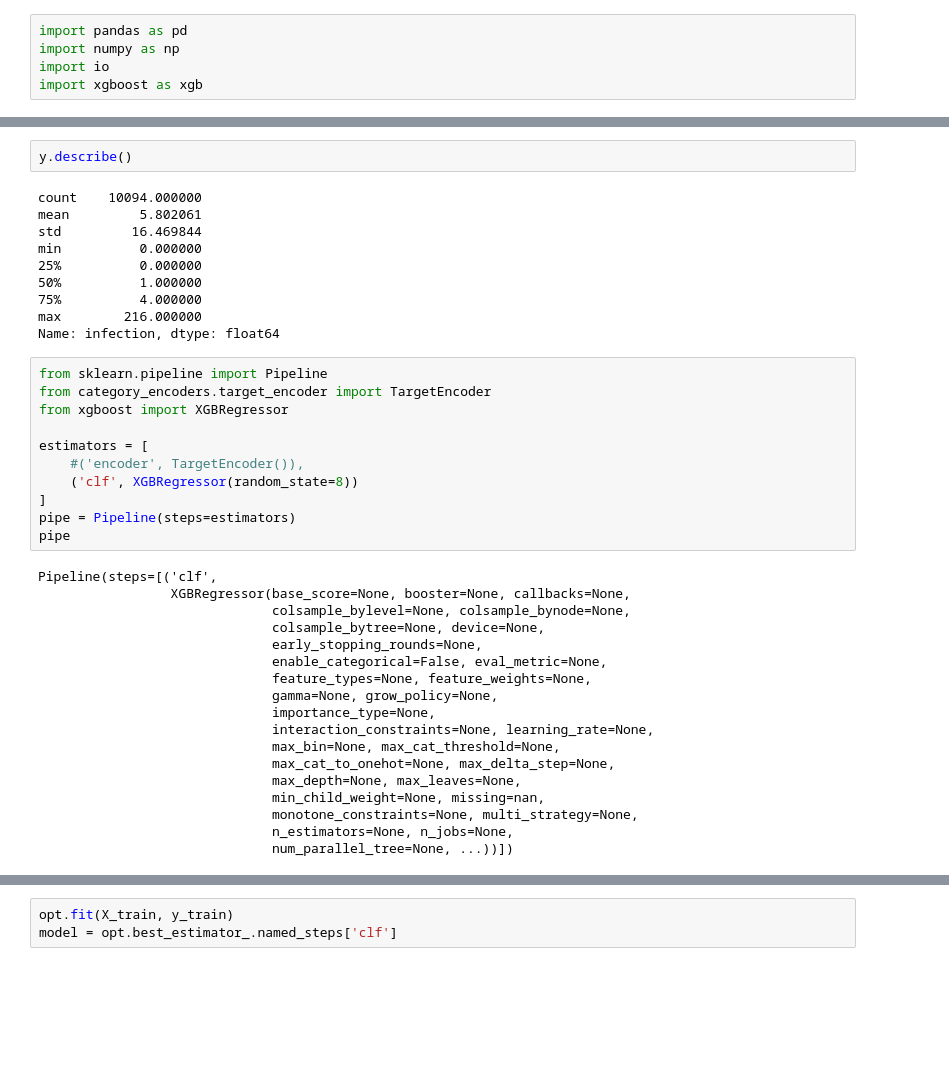
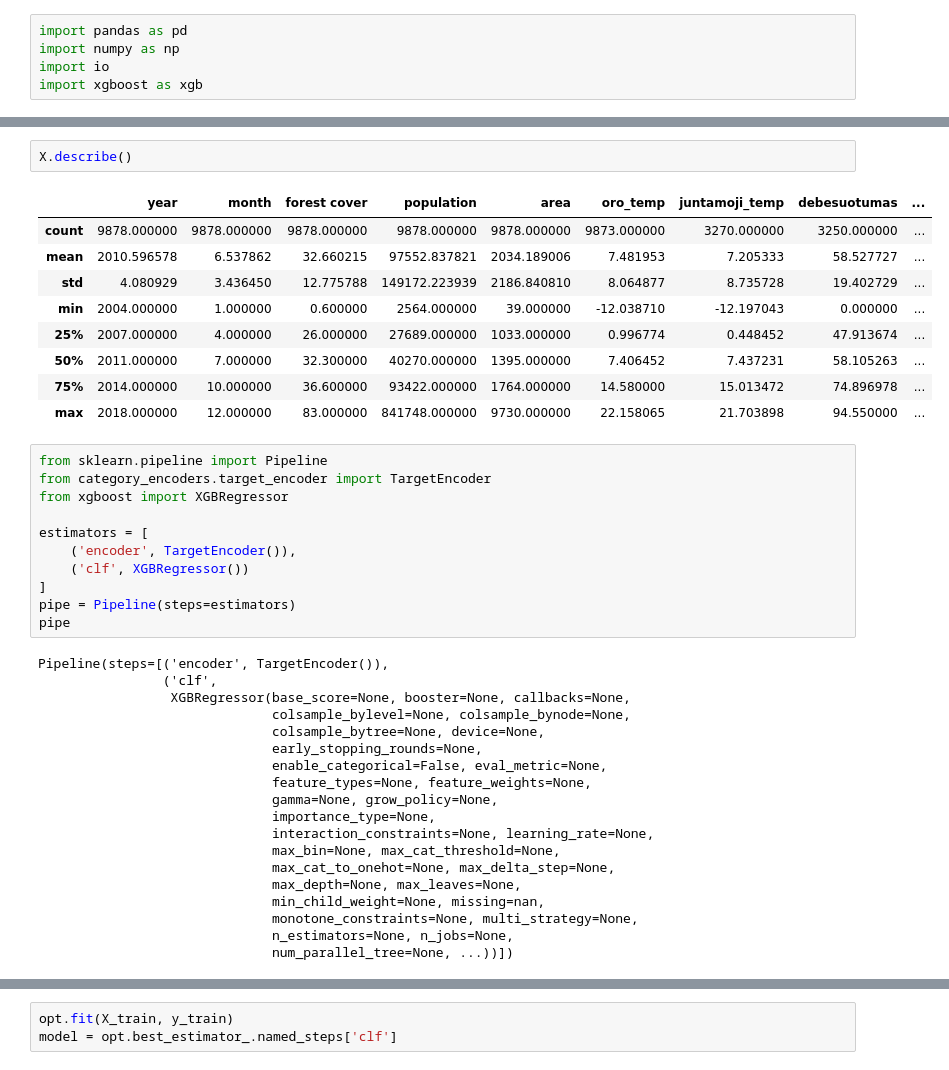
Before and after one commit to AugustusTheBirb/igem-model, a Jupyter notebook: model.ipynb, the cells around one changed output, grey strips where cells are left out. Drawn from its saved outputs; the diff is of its cells as text; blank space fills up the shorter version.

```diff
--- a/model.ipynb
+++ b/model.ipynb
@@ -15,28 +30,29 @@ X_train, X_test, y_train, y_test = train_test_split(X, y, test_size=0.2, random_
 # %%
-y.describe()
+X.describe()
 # %% [output]
-count    10094.000000
-mean         5.802061
-std         16.469844
-min          0.000000
-25%          0.000000
-50%          1.000000
-75%          4.000000
-max        216.000000
-Name: infection, dtype: float64
+|  | year | month | forest cover | population | area | oro_temp | juntamoji_temp | debesuotumas | ... |
+| count | 9878.000000 | 9878.000000 | 9878.000000 | 9878.000000 | 9878.000000 | 9873.000000 | 3270.000000 | 3250.000000 | ... |
+| mean | 2010.596578 | 6.537862 | 32.660215 | 97552.837821 | 2034.189006 | 7.481953 | 7.205333 | 58.527727 | ... |
+| std | 4.080929 | 3.436450 | 12.775788 | 149172.223939 | 2186.840810 | 8.064877 | 8.735728 | 19.402729 | ... |
+| min | 2004.000000 | 1.000000 | 0.600000 | 2564.000000 | 39.000000 | -12.038710 | -12.197043 | 0.000000 | ... |
+| 25% | 2007.000000 | 4.000000 | 26.000000 | 27689.000000 | 1033.000000 | 0.996774 | 0.448452 | 47.913674 | ... |
+| 50% | 2011.000000 | 7.000000 | 32.300000 | 40270.000000 | 1395.000000 | 7.406452 | 7.437231 | 58.105263 | ... |
+| 75% | 2014.000000 | 10.000000 | 36.600000 | 93422.000000 | 1764.000000 | 14.580000 | 15.013472 | 74.896978 | ... |
+| max | 2018.000000 | 12.000000 | 83.000000 | 841748.000000 | 9730.000000 | 22.158065 | 21.703898 | 94.550000 | ... |
 # %%
 from sklearn.pipeline import Pipeline
 from category_encoders.target_encoder import TargetEncoder
 from xgboost import XGBRegressor
 
 estimators = [
-    #('encoder', TargetEncoder()),
-    ('clf', XGBRegressor(random_state=8))
+    ('encoder', TargetEncoder()),
+    ('clf', XGBRegressor())
 ]
 pipe = Pipeline(steps=estimators)
 pipe
 # %% [output]
-Pipeline(steps=[('clf',
+Pipeline(steps=[('encoder', TargetEncoder()),
+                ('clf',
                  XGBRegressor(base_score=None, booster=None, callbacks=None,
                               colsample_bylevel=None, colsample_bynode=None,
                               colsample_bytree=None, device=None,
```
Also changed, not shown: parts of 6 cells of this notebook, 3 other files.
